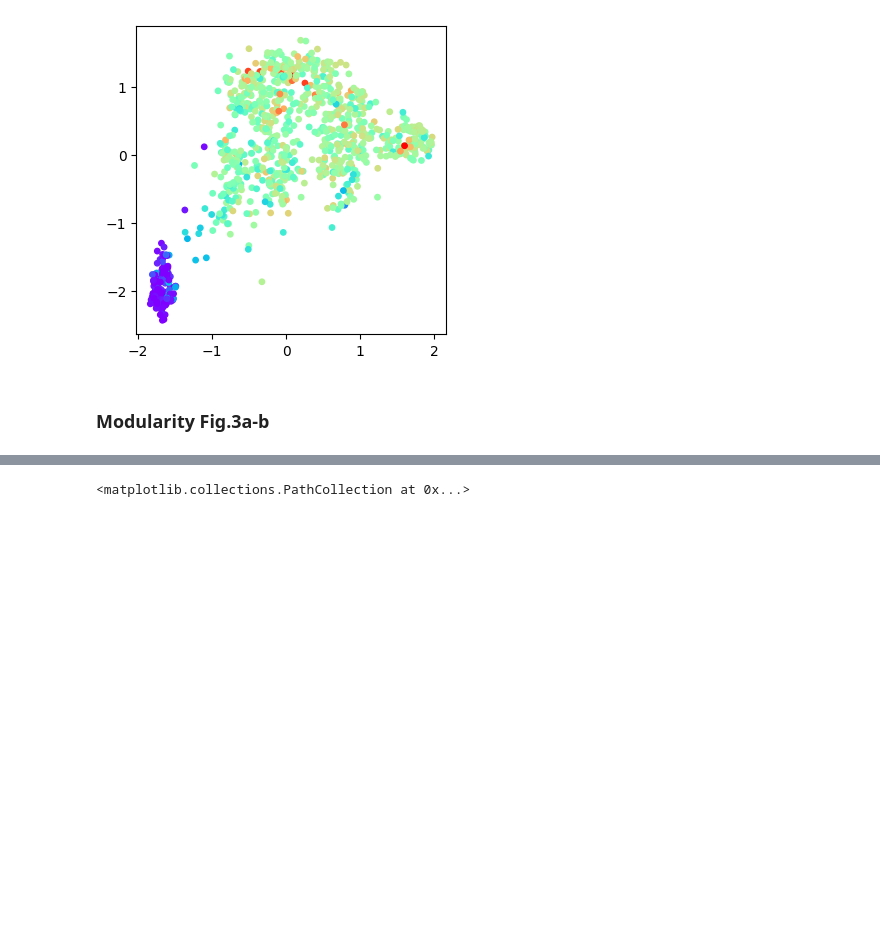
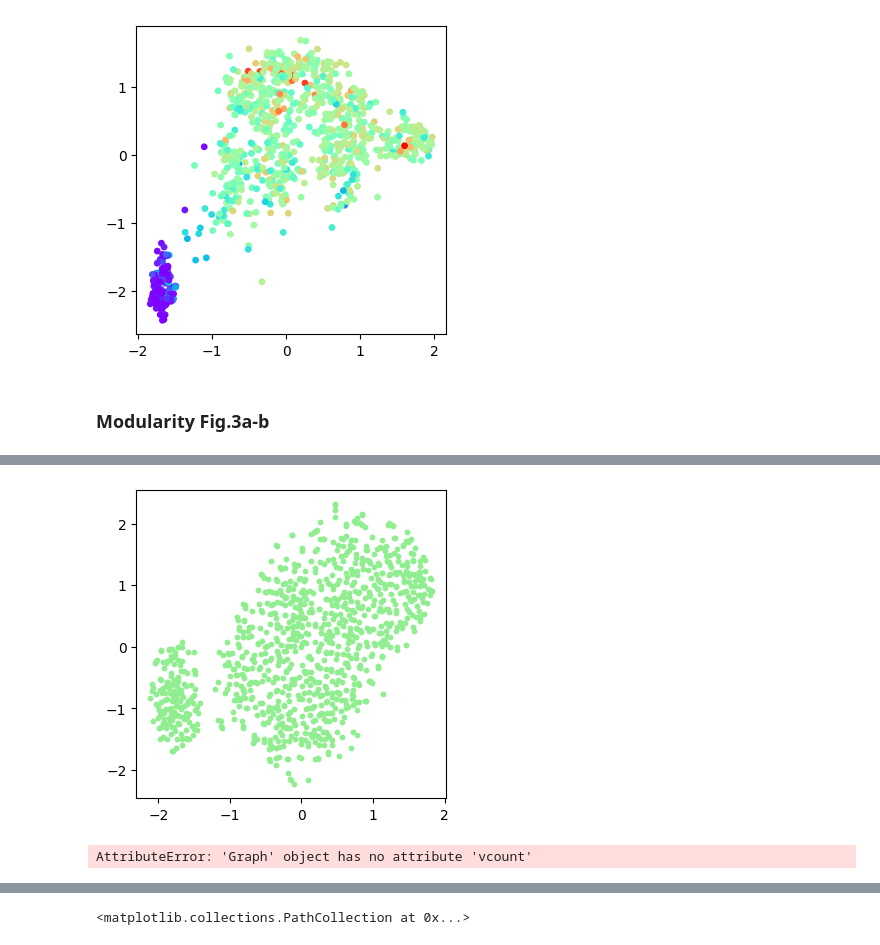
Before and after one commit to kkkkito/statemap, a Jupyter notebook: notebooks/Dimensionality_Reduction.ipynb, the cells around one changed output, grey strips where cells are left out. Drawn from its saved outputs; the diff is of its cells as text; code cells hidden in the pictures; blank space fills up the shorter version.

Commit message:
modularity

```diff
--- a/notebooks/Dimensionality_Reduction.ipynb
+++ b/notebooks/Dimensionality_Reduction.ipynb
@@ -124,44 +95,35 @@ import numpy as np
 import pandas as pd
 import networkx as nx
 from sklearn.preprocessing import StandardScaler
-from sklearn.manifold import MDS, TSNE, Isomap, LocallyLinearEmbedding
-from sklearn.decomposition import PCA, FactorAnalysis, SparsePCA
+from sklearn.manifold import TSNE
+from sklearn.decomposition import PCA
 import umap
 from sklearn.cluster import SpectralClustering
-import pacmap
-from sklearn.neighbors import kneighbors_graph
+from sklearn.metrics.pairwise import rbf_kernel
 
 dimensionality_reduction_methods = {
     "UMAP": umap.UMAP(random_state=0, n_neighbors=6, min_dist=0.08),
     "PCA": PCA(n_components=2),
-    "MDS": MDS(n_components=2, random_state=0),
     "t-SNE": TSNE(n_components=2, random_state=0),
-    "Isomap": Isomap(n_components=2),
-    "LLE": LocallyLinearEmbedding(n_components=2, random_state=0),
-    "Factor Analysis": FactorAnalysis(n_components=2),
-    "Sparse PCA": SparsePCA(n_components=2, random_state=0),
-    "PaCMAP": pacmap.PaCMAP(n_components=2, random_state=0, FP_ratio=1.3, n_neighbors=None),
     "Trimap": trimap.TRIMAP(n_dims=2, n_outliers=10, n_inliers=10)
 }
 
 embeddings = {}
-
-# 結果を保存するデータフレーム
 results = []
-from sklearn.neighbors import radius_neighbors_graph
-
-# 次元削減ごとにループ
 for method_name, reducer in dimensionality_reduction_methods.items():
     print(method_name)
     embedding = reducer.fit_transform(scaled_data)
     scaled_embedding = StandardScaler().fit_transform(embedding)
     embeddings[method_name] = scaled_embedding
+
+    W_rbf = rbf_kernel(scaled_embedding, gamma=5)
+    G_rbf = nx.from_numpy_array(W_rbf)
+
     for k in range(2,11):
-        labels = SpectralClustering(n_clusters=k, affinity='rbf', random_state=70, gamma = 30).fit_predict(scaled_embedding)
-        # Prepare community list from labels
+        labels = SpectralClustering(n_clusters=k, affinity='rbf', random_state=70, gamma = 5).fit_predict(scaled_embedding)
         community_list = [set(np.where(labels == l)[0]) for l in np.unique(labels)]
-        # Calculate modularity
-        modularity_score = nx.algorithms.community.quality.modularity(G, community_list, weight='weight')
+        modularity_score = nx.algorithms.community.quality.modularity(G_rbf, community_list, weight='weight')
         results.append([method_name, "SpectralClustering", k, modularity_score])
 
 df_results = pd.DataFrame(results, columns=["Dimensionality Reduction", "Clustering Method", "k", "Modularity Score"])
+df_results.sort_values('Modularity Score', ascending=False).head(10)
@@ -179,0 +130,26 @@ Trimap
+# %%
+#Fig. S3a
+method = 't-SNE'
+plt.figure(figsize=(4,4))
+plt.scatter(
+    embeddings[method][:, 0],
+    embeddings[method][:, 1], c='lightgreen',s=10)
+plt.savefig('../result/figure.svg',dpi=300)
+# %% [output]
+[figure, added]
+# %%
+#Fig. S3c. d
+#Leiden Clustering
+import leidenalg as la
+embedding = pd.read_csv("../trimap_hippo.csv",index_col=0).values
+scaled_embedding = StandardScaler().fit_transform(embedding)
+W_rbf = rbf_kernel(scaled_embedding, gamma=5)
+G_rbf = nx.from_numpy_array(W_rbf)
+partition = la.find_partition(G_rbf, la.RBConfigurationVertexPartition,resolution_parameter=1.0)
+
+leiden_labels = np.array(partition.membership)
+plt.scatter(
+    scaled_embedding[:, 0],
+    scaled_embedding[:, 1], c=leiden_labels, s=10)
+# %% [output]
+AttributeError: 'Graph' object has no attribute 'vcount'
```
Also changed, not shown: parts of 19 cells of this notebook.
